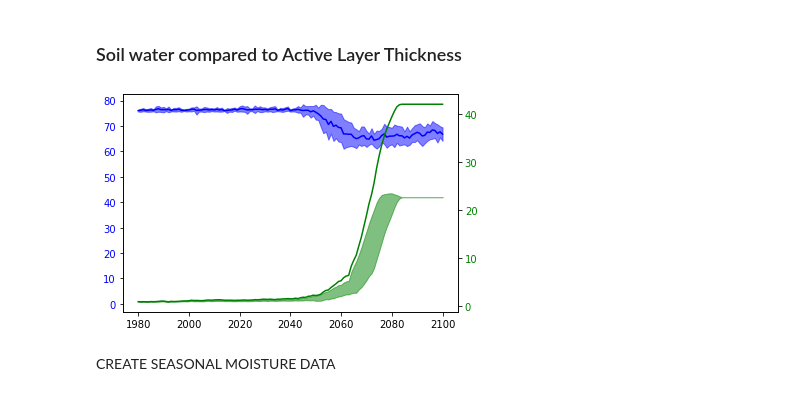
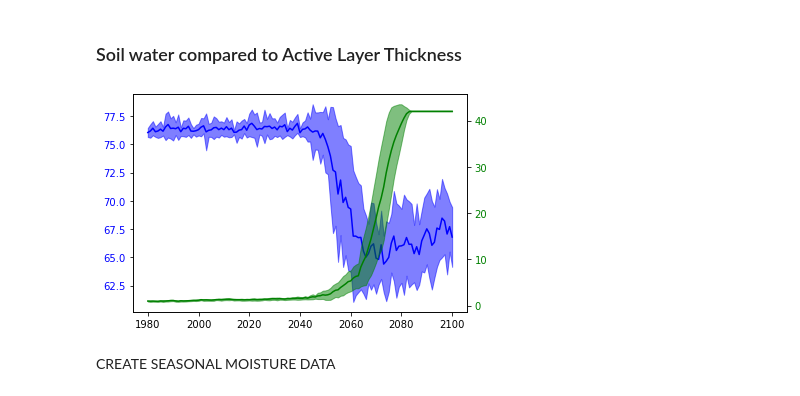
Before and after one commit to eschlerm/permafrost, a Jupyter notebook: LocalChange-ARC.ipynb, the cells around one changed output. Drawn from its saved outputs; the diff is of its cells as text; code cells hidden in the pictures.

Commit message:
Plots with 20 ensemble members update

```diff
--- a/LocalChange-ARC.ipynb
+++ b/LocalChange-ARC.ipynb
@@ -714,32 +714,32 @@ plt.ylabel(dsMonth2.SOILWATER_10CM.attrs['long_name'])
 # %%
 SW = dsMonth2.SOILWATER_10CM.groupby('time.year').max('time')
 
 y_SW = SW.sel(lat=plat,lon=plon,method='nearest').sel(year=slice(1980,2100)).mean('ens')
 ystd_SW = SW.sel(lat=plat,lon=plon,method='nearest').sel(year=slice(1980,2100)).std('ens')
 x_SW = y_SW.year
 
 y_ALT = maxALT.sel(lat=plat,lon=plon,method='nearest').sel(year=slice(1980,2100)).mean('ens')
 ystd_ALT = maxALT.sel(lat=plat,lon=plon,method='nearest').sel(year=slice(1980,2100)).std('ens')
 x_ALT = y_ALT.year
 
 
 fig, ax = plt.subplots()
 
 # Plot linear sequence, and set tick labels to the same color
 ax.plot(x_SW, y_SW, color='blue')
 ax.fill_between(x_SW, (y_SW-ystd_SW), (y_SW+ystd_SW), alpha=0.5, color='blue')
 ax.tick_params(axis='y', labelcolor='blue')
 
 # Generate a new Axes instance, on the twin-X axes (same position) for difference between summer/winter over time
 ax2 = ax.twinx()
 
 ax2.plot(x_ALT, y_ALT, color='green')
-ax.fill_between(x_ALT, (y_ALT-ystd_ALT), (y_ALT+ystd_ALT), alpha=0.5, color='green')
+ax2.fill_between(x_ALT, (y_ALT-ystd_ALT), (y_ALT+ystd_ALT), alpha=0.5, color='green')
 ax2.tick_params(axis='y', labelcolor='green')
 
 plt.show()
 # %% [output]
-[figure, old version]
+[figure, new version]
 # %% [markdown]
 CREATE SEASONAL MOISTURE DATA
 # %%
```
Also changed, not shown: parts of 1 cell of this notebook.
